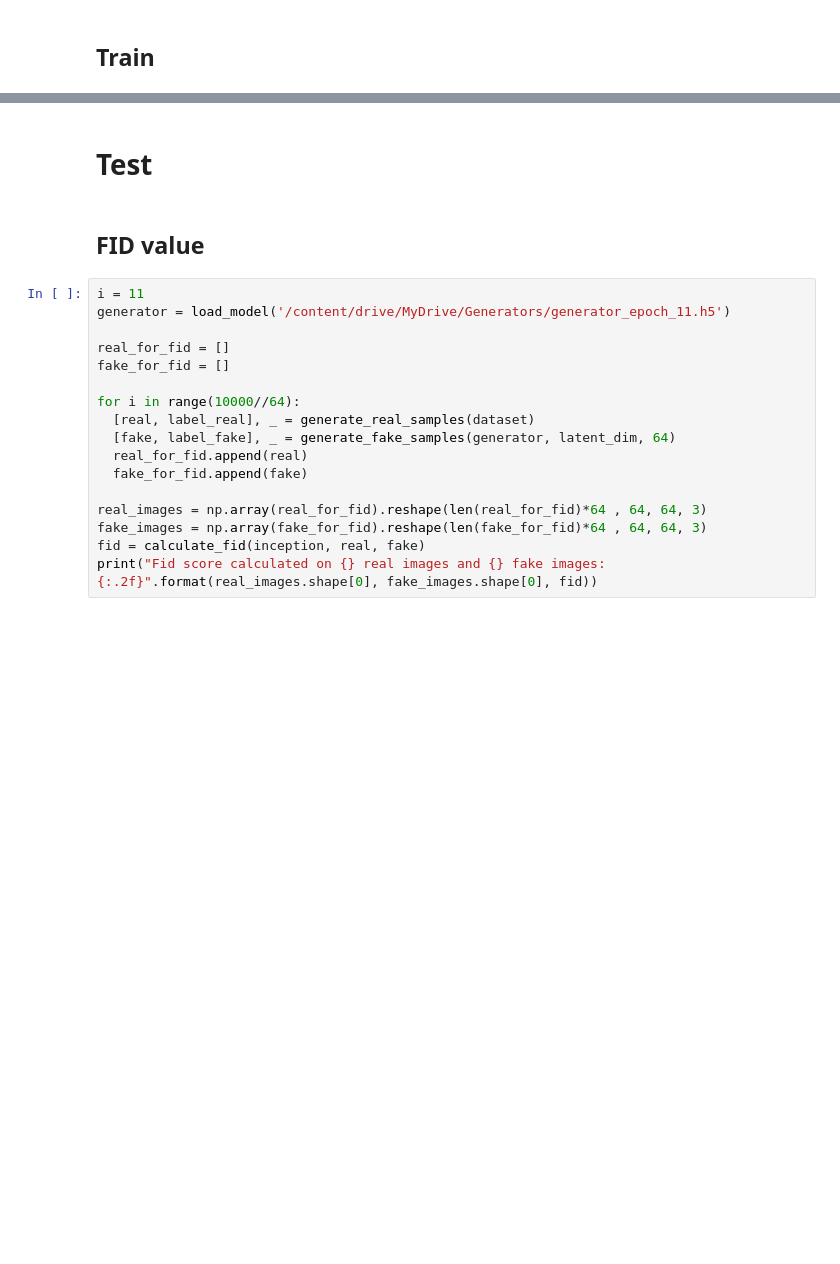
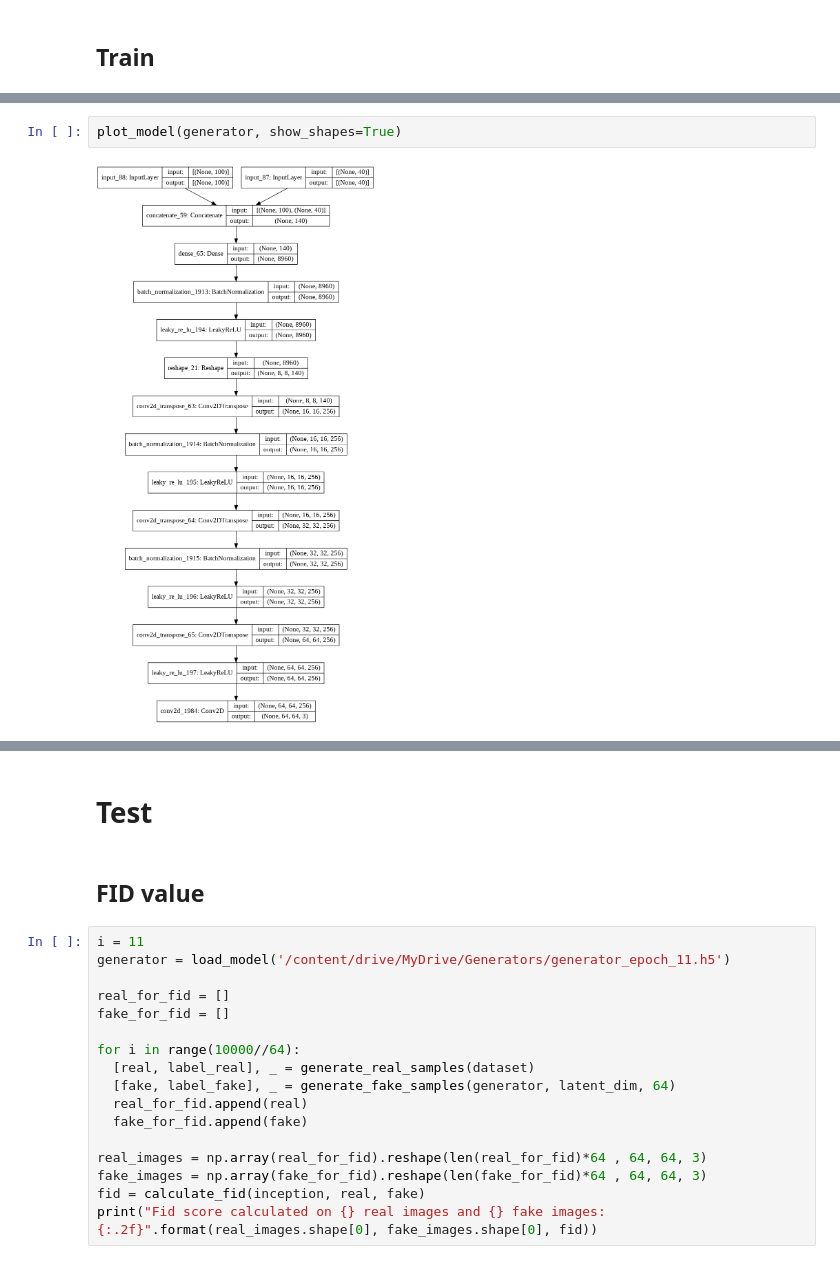
Before and after one commit to giuliofortini/deep_face_generator, a Jupyter notebook: face_generator.ipynb, the cells around one changed output, grey strips where cells are left out. Drawn from its saved outputs; the diff is of its cells as text; blank space fills up the shorter version.

```diff
--- a/face_generator.ipynb
+++ b/face_generator.ipynb
@@ -480,0 +479,4 @@ ValueError: ignored
+# %%
+plot_model(generator, show_shapes=True)
+# %% [output]
+[figure, added]
```
Also changed, not shown: parts of 9 cells of this notebook.
